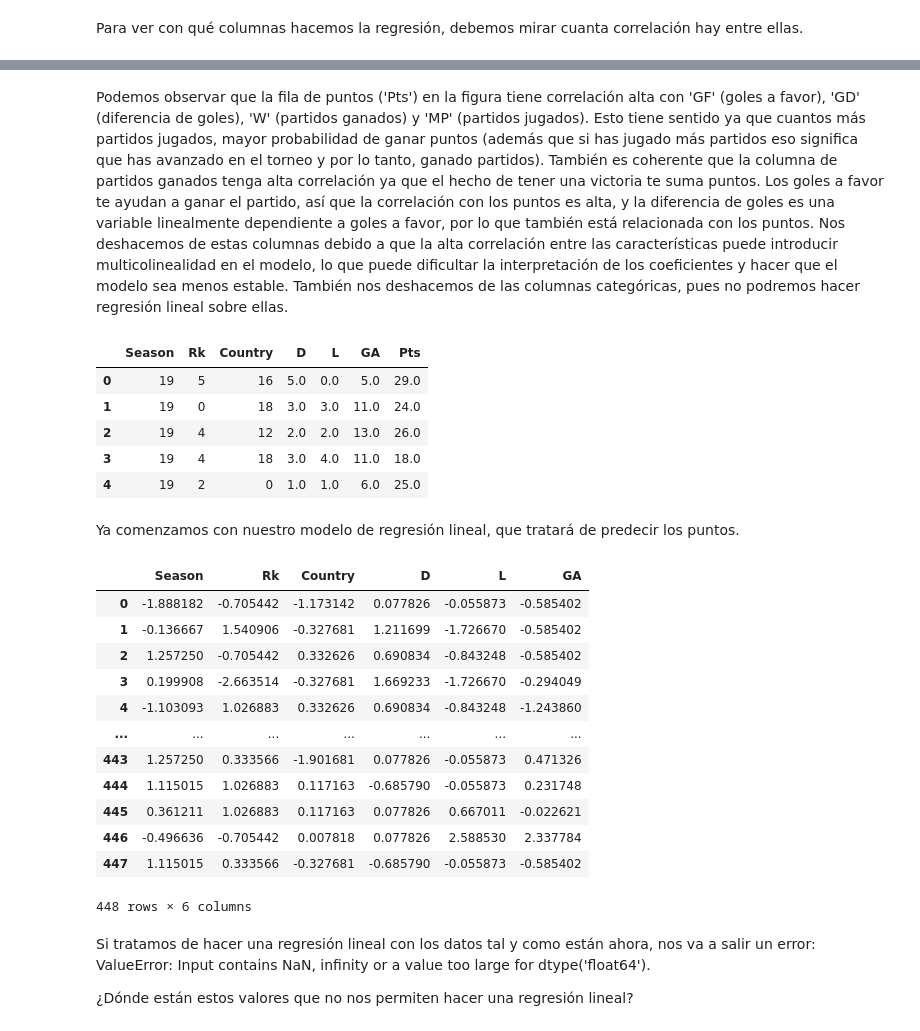
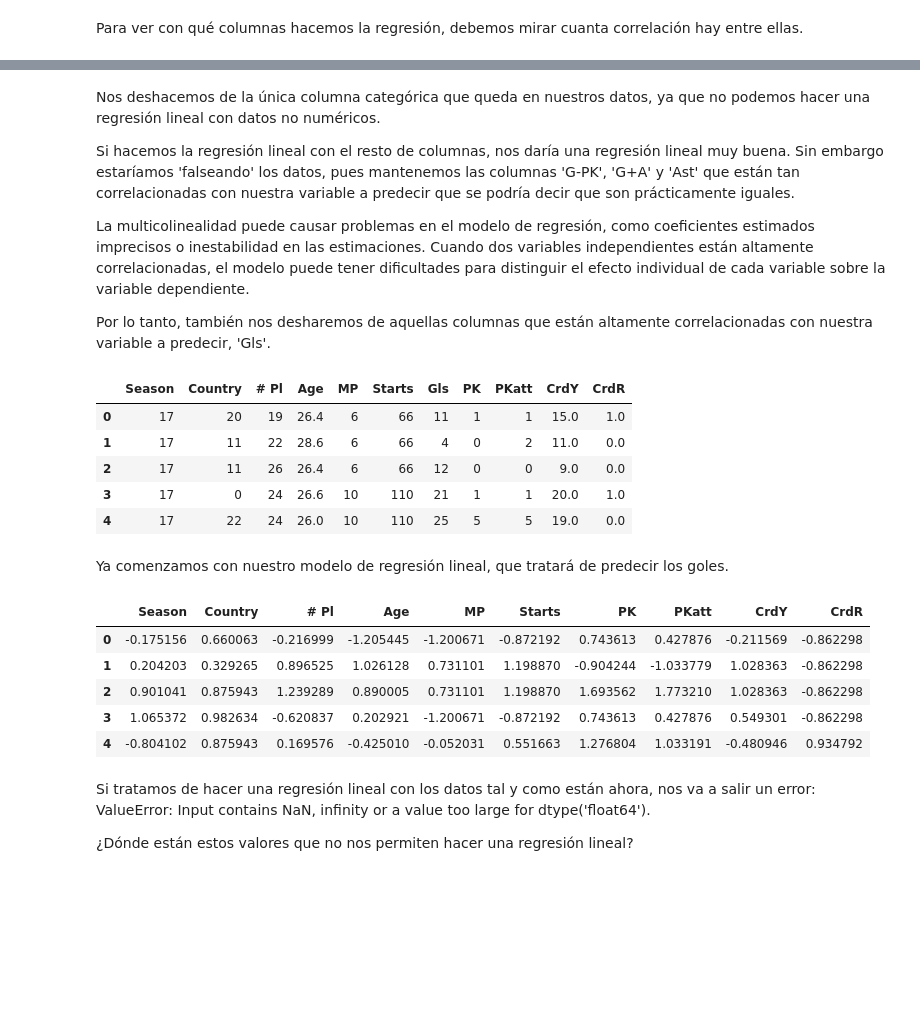
Before and after one commit to lauralardies/uefa_analisis, a Jupyter notebook: UEFA/analisis/regresionlineal.ipynb, the cells around one changed output, grey strips where cells are left out. Cells and saved outputs as stored; diff of their text form; code cells hidden in the pictures; blank space fills up the shorter version.

Commit message:
regresion lineal fin

```diff
--- a/UEFA/analisis/regresionlineal.ipynb
+++ b/UEFA/analisis/regresionlineal.ipynb
@@ -101,6 +26,6 @@ import pickle
 # %% [markdown]
 El próximo paso es cargar los datos limpios.
 # %%
-datos = pd.read_csv('../data/overall_limpio.csv')
+datos = pd.read_csv('../data/equipos_limpio.csv')
 datos.head()
 # %% [output]
@@ -112,0 +60,6 @@ datos.head()
+# %%
+# Eliminamos las filas que contienen valores nulos
+datos = datos.dropna()
+
+# Vemos que se ha hecho el cambio correctamente
+datos.info()
@@ -153,11 +122,0 @@ print(temporada)
-# %%
-# Columna 'Rk'
-le = LabelEncoder().fit(datos['Rk'])
-datos['Rk'] = le.transform(datos['Rk'])
-
-# Obtenemos los valores únicos originales
-valores_originales = le.classes_
-# Creamos un diccionario de mapeo para ver a qué valor numérico corresponde cada valor original
-rankings = dict(zip(valores_originales, le.transform(valores_originales)))
-
-print(rankings)
@@ -200,55 +157,54 @@ sns.heatmap(datos.corr(),
-# %% [markdown]
-Podemos observar que la fila de puntos ('Pts') en la figura tiene correlación alta con 'GF' (goles a favor), 'GD' (diferencia de goles), 'W' (partidos ganados) y 'MP' (partidos jugados). Esto tiene sentido ya que cuantos más partidos jugados, mayor probabilidad de ganar puntos (además que si has jugado más partidos eso significa que has avanzado en el torneo y por lo tanto, ganado partidos). También es coherente que la columna de partidos ganados tenga alta correlación ya que el hecho de tener una victoria te suma puntos. Los goles a favor te ayudan a ganar el partido, así que la correlación con los puntos es alta, y la diferencia de goles es una variable linealmente dependiente a goles a favor, por lo que también está relacionada con los puntos. Nos deshacemos de estas columnas debido a que la alta correlación entre las características puede introducir multicolinealidad en el modelo, lo que puede dificultar la interpretación de los coeficientes y hacer que el modelo sea menos estable. También nos deshacemos de las columnas categóricas, pues no podremos hacer regresión lineal sobre ellas.
+# %% [markdown]
+Nos deshacemos de la única columna categórica que queda en nuestros datos, ya que no podemos hacer una regresión lineal con datos no numéricos.
+
+Si hacemos la regresión lineal con el resto de columnas, nos daría una regresión lineal muy buena. Sin embargo estaríamos 'falseando' los datos, pues mantenemos las columnas 'G-PK', 'G+A' y 'Ast' que están tan correlacionadas con nuestra variable a predecir que se podría decir que son prácticamente iguales.
+
+La multicolinealidad puede causar problemas en el modelo de regresión, como coeficientes estimados imprecisos o inestabilidad en las estimaciones. Cuando dos variables independientes están altamente correlacionadas, el modelo puede tener dificultades para distinguir el efecto individual de cada variable sobre la variable dependiente.
+
+Por lo tanto, también nos desharemos de aquellas columnas que están altamente correlacionadas con nuestra variable a predecir, 'Gls'.
 # %%
-datos = datos.drop(columns=['Squad', 'MP', 'W', 'GF', 'GD', 'Attendance', 'Top Team Scorer', 'Goalkeeper'])
+datos = datos.drop(columns=['Squad', 'G-PK', 'G+A', 'Ast'])
 datos.head()
 # %% [output]
-|  | Season | Rk | Country | D | L | GA | Pts |
-| 0 | 19 | 5 | 16 | 5.0 | 0.0 | 5.0 | 29.0 |
-| 1 | 19 | 0 | 18 | 3.0 | 3.0 | 11.0 | 24.0 |
-| 2 | 19 | 4 | 12 | 2.0 | 2.0 | 13.0 | 26.0 |
-| 3 | 19 | 4 | 18 | 3.0 | 4.0 | 11.0 | 18.0 |
-| 4 | 19 | 2 | 0 | 1.0 | 1.0 | 6.0 | 25.0 |
+|  | Season | Country | # Pl | Age | MP | Starts | Gls | PK | PKatt | CrdY | CrdR |
+| 0 | 17 | 20 | 19 | 26.4 | 6 | 66 | 11 | 1 | 1 | 15.0 | 1.0 |
+| 1 | 17 | 11 | 22 | 28.6 | 6 | 66 | 4 | 0 | 2 | 11.0 | 0.0 |
+| 2 | 17 | 11 | 26 | 26.4 | 6 | 66 | 12 | 0 | 0 | 9.0 | 0.0 |
+| 3 | 17 | 0 | 24 | 26.6 | 10 | 110 | 21 | 1 | 1 | 20.0 | 1.0 |
+| 4 | 17 | 22 | 24 | 26.0 | 10 | 110 | 25 | 5 | 5 | 19.0 | 0.0 |
 # %% [markdown]
-Ya comenzamos con nuestro modelo de regresión lineal, que tratará de predecir los puntos.
+Ya comenzamos con nuestro modelo de regresión lineal, que tratará de predecir los goles.
 # %%
 # Definimos nuestras variables x e y
-x = datos.drop('Pts',axis=1)
-y = datos['Pts']
+x = datos.drop('Gls',axis=1)
+y = datos['Gls']
 
 # Dividimos los datos en entrenamiento y prueba
 x_train, x_test, y_train, y_test = train_test_split(x, y, test_size=0.3, random_state=42)
 
 # Normalizamos los datos
 pt = PowerTransformer()
 pt.fit(x_train)
 with open("../scalers/scalers.plk","wb") as f:
     pickle.dump(pt, f)
 
 # Normalizamos lo que se asemeje a una distribución normal
 x_train_scaled = pt.transform(x_train)
 x_test_scaled = pt.transform(x_test)
 
 y_train_scaled = np.log(y_train)
 
 x_train_scaled = pd.DataFrame(x_train_scaled, columns=x.columns)
 x_test_scaled = pd.DataFrame(x_test_scaled, columns=x.columns)
 
-x_train_scaled
+x_train_scaled.head()
 # %% [output]
-|  | Season | Rk | Country | D | L | GA |
-| 0 | -1.888182 | -0.705442 | -1.173142 | 0.077826 | -0.055873 | -0.585402 |
-| 1 | -0.136667 | 1.540906 | -0.327681 | 1.211699 | -1.726670 | -0.585402 |
-| 2 | 1.257250 | -0.705442 | 0.332626 | 0.690834 | -0.843248 | -0.585402 |
-| 3 | 0.199908 | -2.663514 | -0.327681 | 1.669233 | -1.726670 | -0.294049 |
-| 4 | -1.103093 | 1.026883 | 0.332626 | 0.690834 | -0.843248 | -1.243860 |
-| ... | ... | ... | ... | ... | ... | ... |
-| 443 | 1.257250 | 0.333566 | -1.901681 | 0.077826 | -0.055873 | 0.471326 |
-| 444 | 1.115015 | 1.026883 | 0.117163 | -0.685790 | -0.055873 | 0.231748 |
-| 445 | 0.361211 | 1.026883 | 0.117163 | 0.077826 | 0.667011 | -0.022621 |
-| 446 | -0.496636 | -0.705442 | 0.007818 | 0.077826 | 2.588530 | 2.337784 |
-| 447 | 1.115015 | 0.333566 | -0.327681 | -0.685790 | -0.055873 | -0.585402 |
+|  | Season | Country | # Pl | Age | MP | Starts | PK | PKatt | CrdY | CrdR |
+| 0 | -0.175156 | 0.660063 | -0.216999 | -1.205445 | -1.200671 | -0.872192 | 0.743613 | 0.427876 | -0.211569 | -0.862298 |
+| 1 | 0.204203 | 0.329265 | 0.896525 | 1.026128 | 0.731101 | 1.198870 | -0.904244 | -1.033779 | 1.028363 | -0.862298 |
+| 2 | 0.901041 | 0.875943 | 1.239289 | 0.890005 | 0.731101 | 1.198870 | 1.693562 | 1.773210 | 1.028363 | -0.862298 |
+| 3 | 1.065372 | 0.982634 | -0.620837 | 0.202921 | -1.200671 | -0.872192 | 0.743613 | 0.427876 | 0.549301 | -0.862298 |
+| 4 | -0.804102 | 0.875943 | 0.169576 | -0.425010 | -0.052031 | 0.551663 | 1.276804 | 1.033191 | -0.480946 | 0.934792 |
-448 rows × 6 columns
 # %% [markdown]
 Si tratamos de hacer una regresión lineal con los datos tal y como están ahora, nos va a salir un error: ValueError: Input contains NaN, infinity or a value too large for dtype('float64').
 
```
Also changed, not shown: parts of 20 cells of this notebook, 1 other file.
